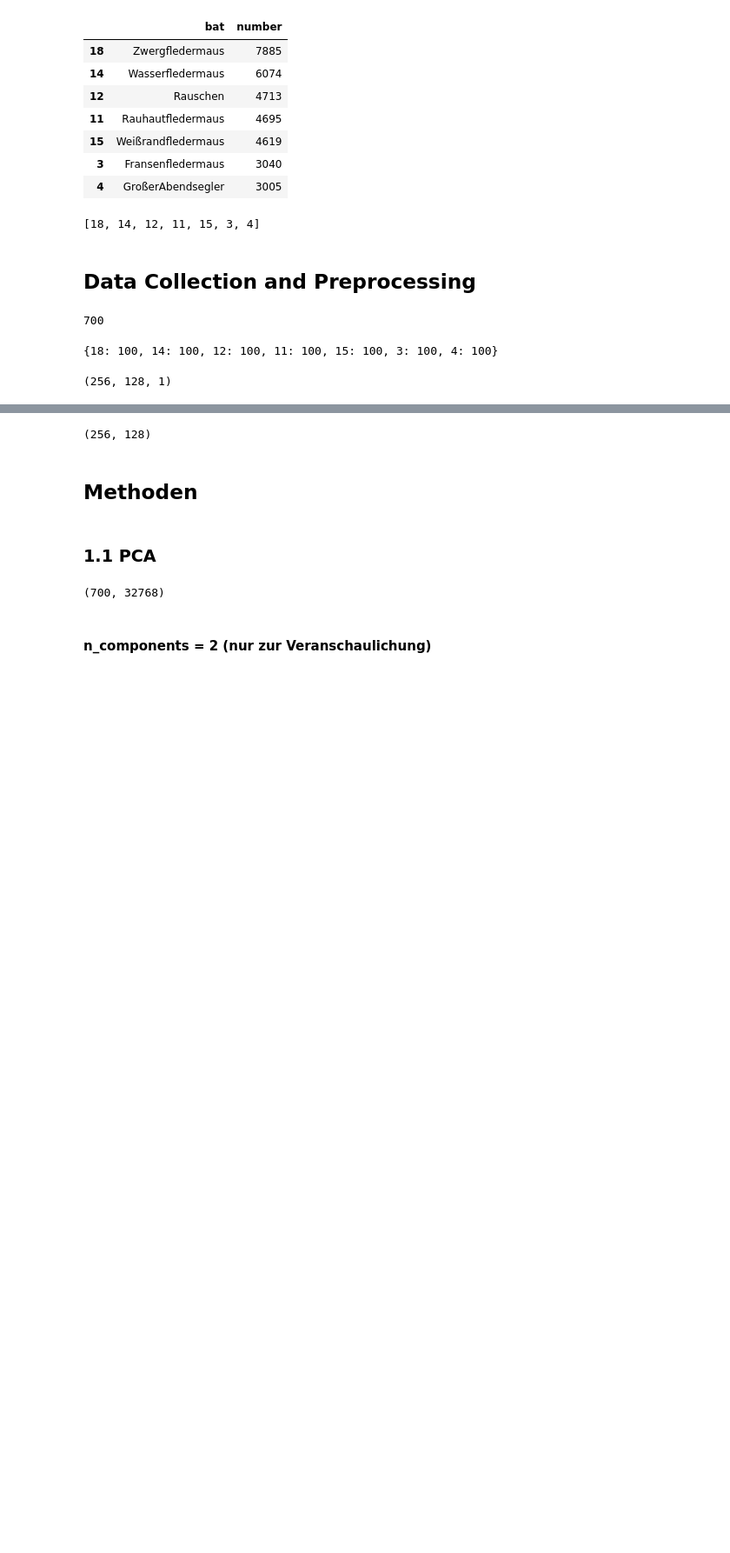
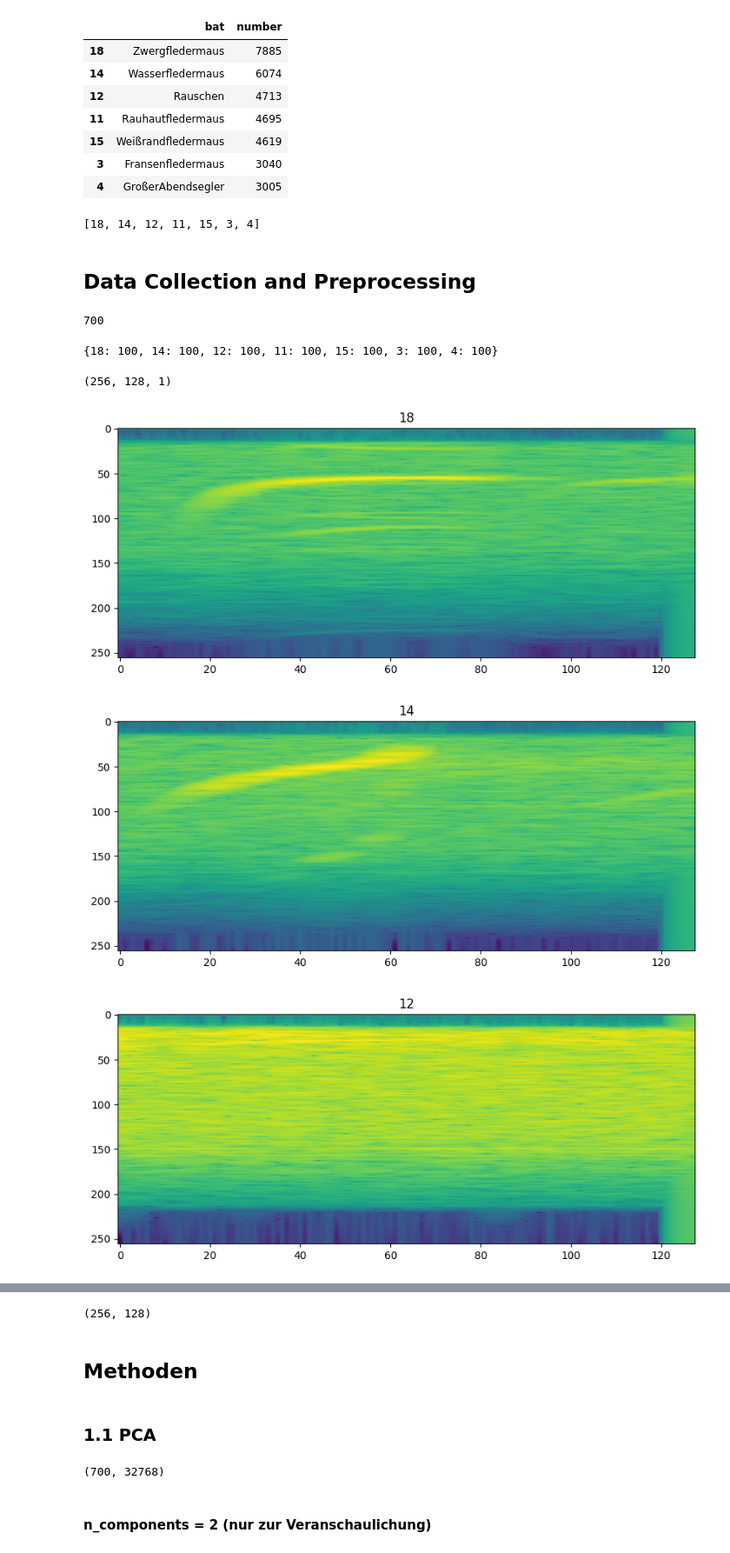
Before and after one commit to mayonesa-parquet/ml, a Jupyter notebook: ML-Projekt.ipynb, the cells around one changed output, grey strips where cells are left out. Shown at 87% size. Cells and saved outputs as stored; diff of their text form; code cells hidden in the pictures; blank space fills up the shorter version.

```diff
--- a/ML-Projekt.ipynb
+++ b/ML-Projekt.ipynb
@@ -204,3 +199,13 @@ X_3d = X #brauchen wir später für Convolution
 X[0].shape
 # %% [output]
 (256, 128, 1)
+# %%
+for label in frequency.keys():
+    i = y.index(label)
+    fig, ax = plt.subplots(figsize=(10,4))
+    ax.imshow(X[i][:,:,0],aspect='auto')
+    plt.title("Spectrogram for species " + str(y[i]))
+# %% [output]
+[figure, added]
+[figure, added]
+[figure, added]
```
Also changed, not shown: parts of 4 cells of this notebook.
